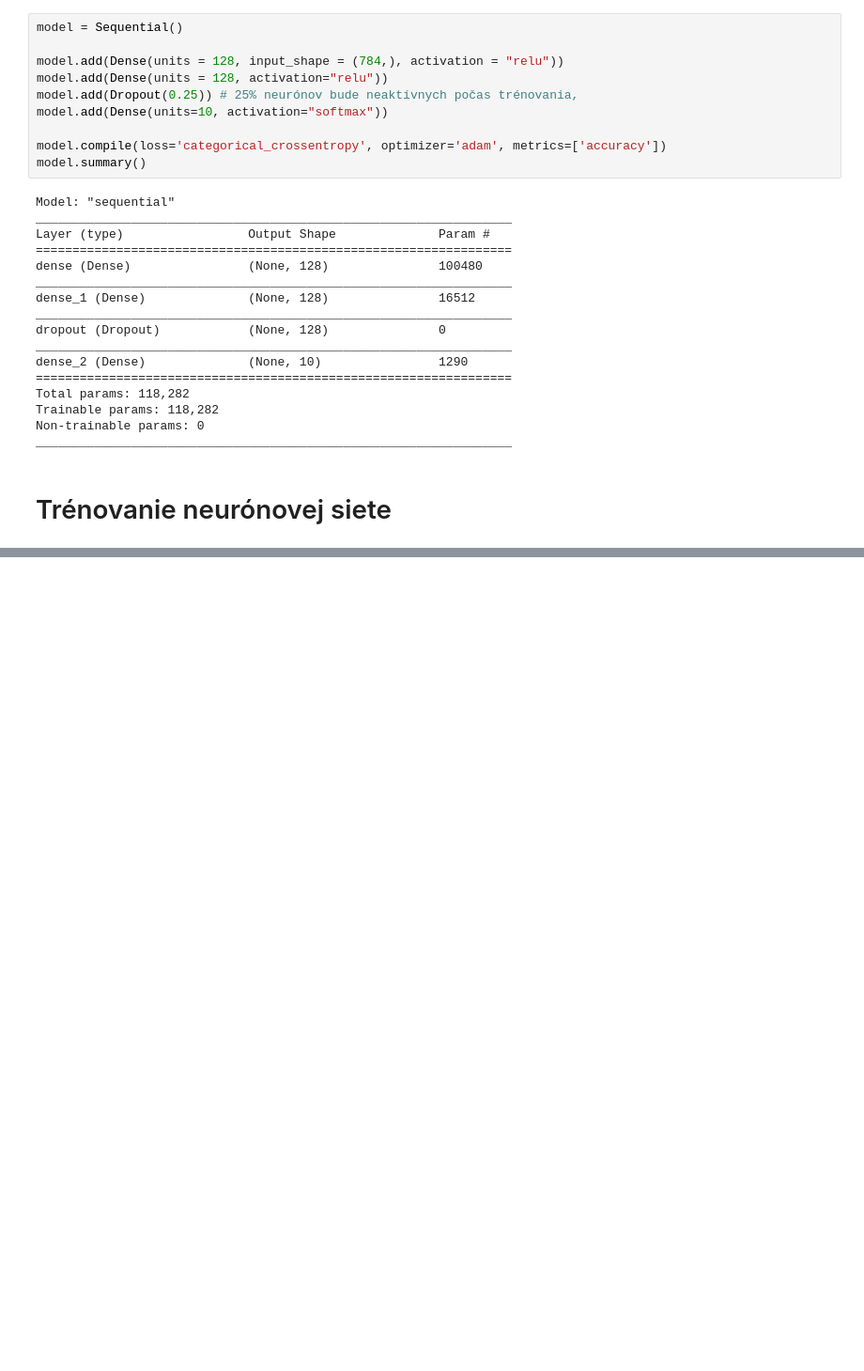
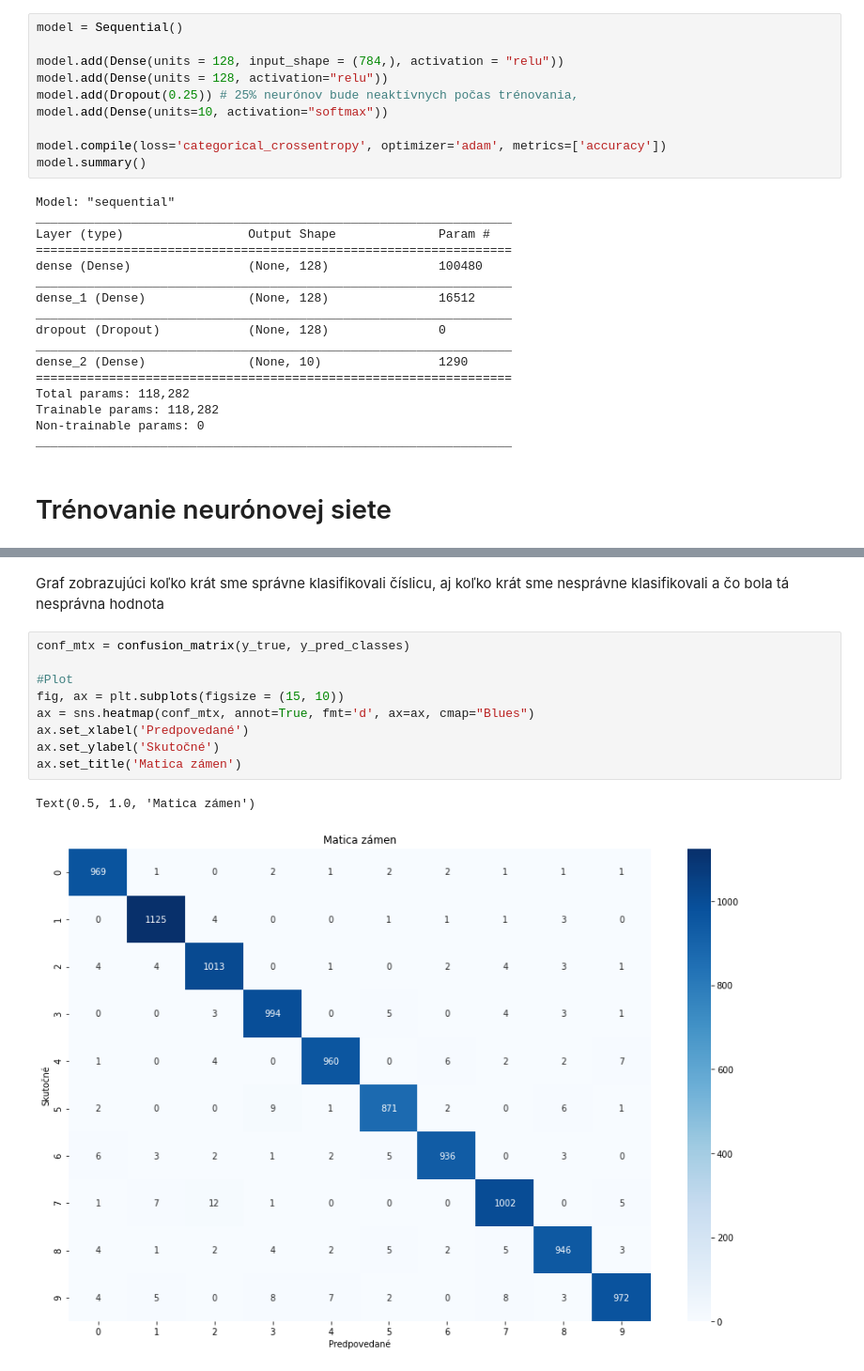
Before and after one commit to OndruskaVladimir/Ondruska_NS2020, a Jupyter notebook: main.ipynb, the cells around one changed output, grey strips where cells are left out. Shown: that part at 94% size. Saved outputs shown, nothing was run; the diff lists cells and outputs as text; blank space fills up the shorter version.

```diff
--- a/main.ipynb
+++ b/main.ipynb
@@ -178,0 +217,14 @@ Testovacia chybovosť: 0.07423112541437149, Testovacia presnosť: 0.976400017738
+# %% [markdown]
+Graf zobrazujúci koľko krát sme správne klasifikovali číslicu, aj koľko krát sme nesprávne klasifikovali a čo bola tá nesprávna hodnota
+# %%
+conf_mtx = confusion_matrix(y_true, y_pred_classes)
+
+#Plot
+fig, ax = plt.subplots(figsize = (15, 10))
+ax = sns.heatmap(conf_mtx, annot=True, fmt='d', ax=ax, cmap="Blues")
+ax.set_xlabel('Predpovedané')
+ax.set_ylabel('Skutočné')
+ax.set_title('Matica zámen')
+# %% [output]
+Text(0.5, 1.0, 'Matica zámen')
+[figure, added]
```
Also changed, not shown: parts of 8 cells of this notebook.
